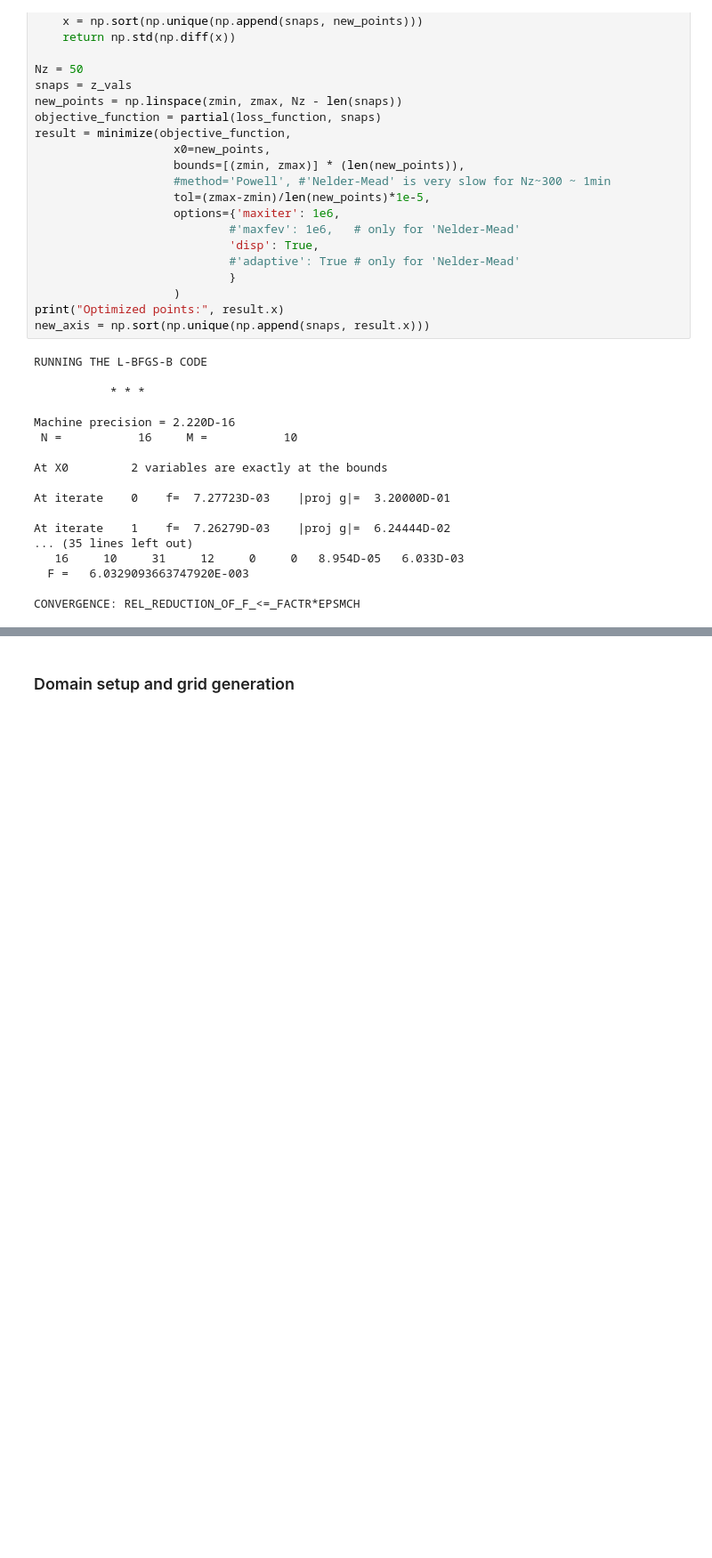
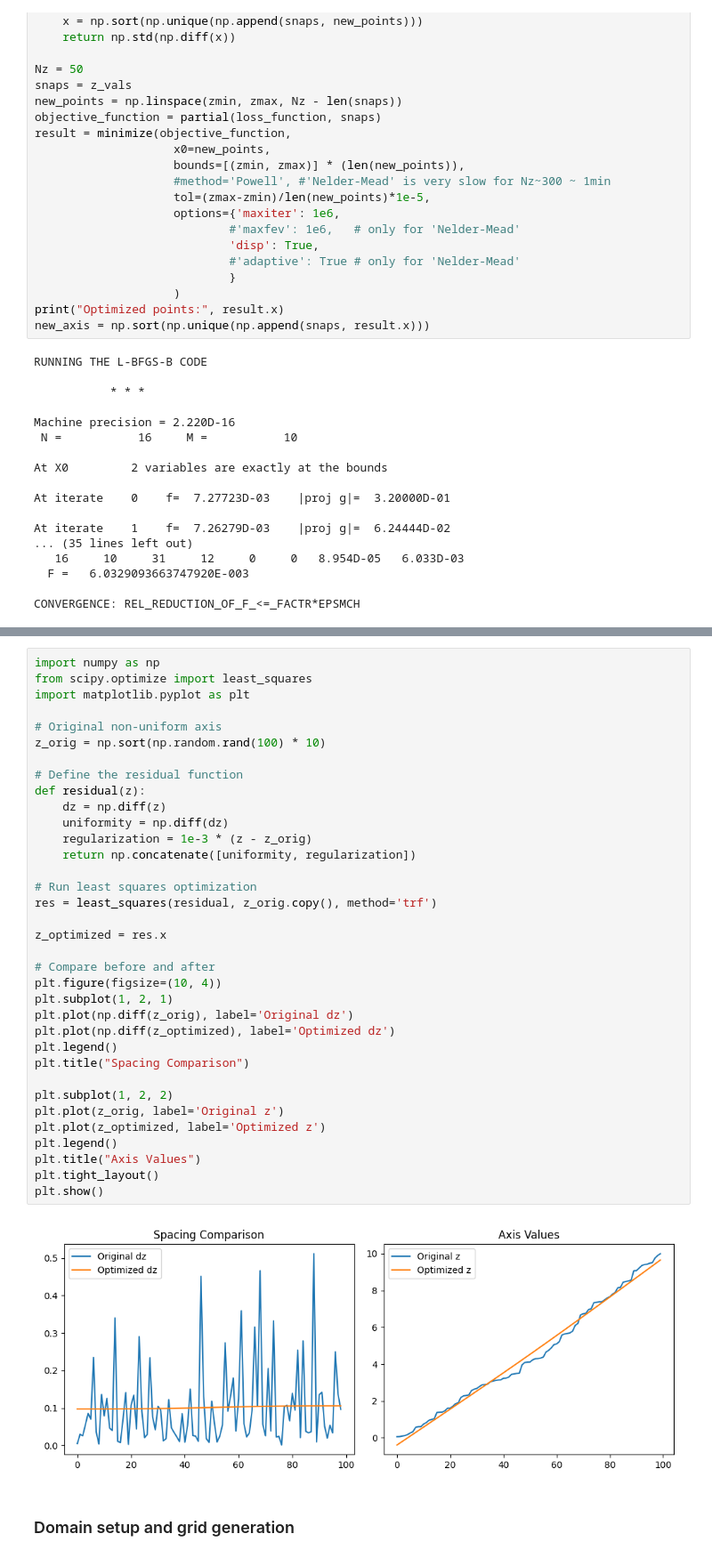
Before and after one commit to ImpedanCEI/wakis-benchmarks, a Jupyter notebook: 011_LHC_Bellows/011_LHC_Bellows.ipynb, the cells around one changed output, grey strips where cells are left out. Shown at 89% size. Drawn from its saved outputs; the diff is of its cells as text; blank space fills up the shorter version.

```diff
--- a/011_LHC_Bellows/011_LHC_Bellows.ipynb
+++ b/011_LHC_Bellows/011_LHC_Bellows.ipynb
@@ -267,3 +314,40 @@ plt.show()
+# %%
+import numpy as np
+from scipy.optimize import least_squares
+import matplotlib.pyplot as plt
+
+# Original non-uniform axis
+z_orig = np.sort(np.random.rand(100) * 10)
+
+# Define the residual function
+def residual(z):
+    dz = np.diff(z)
+    uniformity = np.diff(dz)
+    regularization = 1e-3 * (z - z_orig)
+    return np.concatenate([uniformity, regularization])
+
+# Run least squares optimization
+res = least_squares(residual, z_orig.copy(), method='trf')
+
+z_optimized = res.x
+
+# Compare before and after
+plt.figure(figsize=(10, 4))
+plt.subplot(1, 2, 1)
+plt.plot(np.diff(z_orig), label='Original dz')
+plt.plot(np.diff(z_optimized), label='Optimized dz')
+plt.legend()
+plt.title("Spacing Comparison")
+
+plt.subplot(1, 2, 2)
+plt.plot(z_orig, label='Original z')
+plt.plot(z_optimized, label='Optimized z')
+plt.legend()
+plt.title("Axis Values")
+plt.tight_layout()
+plt.show()
+# %% [output]
+[figure, added]
 # %% [markdown]
 ### Domain setup and grid generation
 # %%
```
Also changed, not shown: parts of 6 cells of this notebook.
